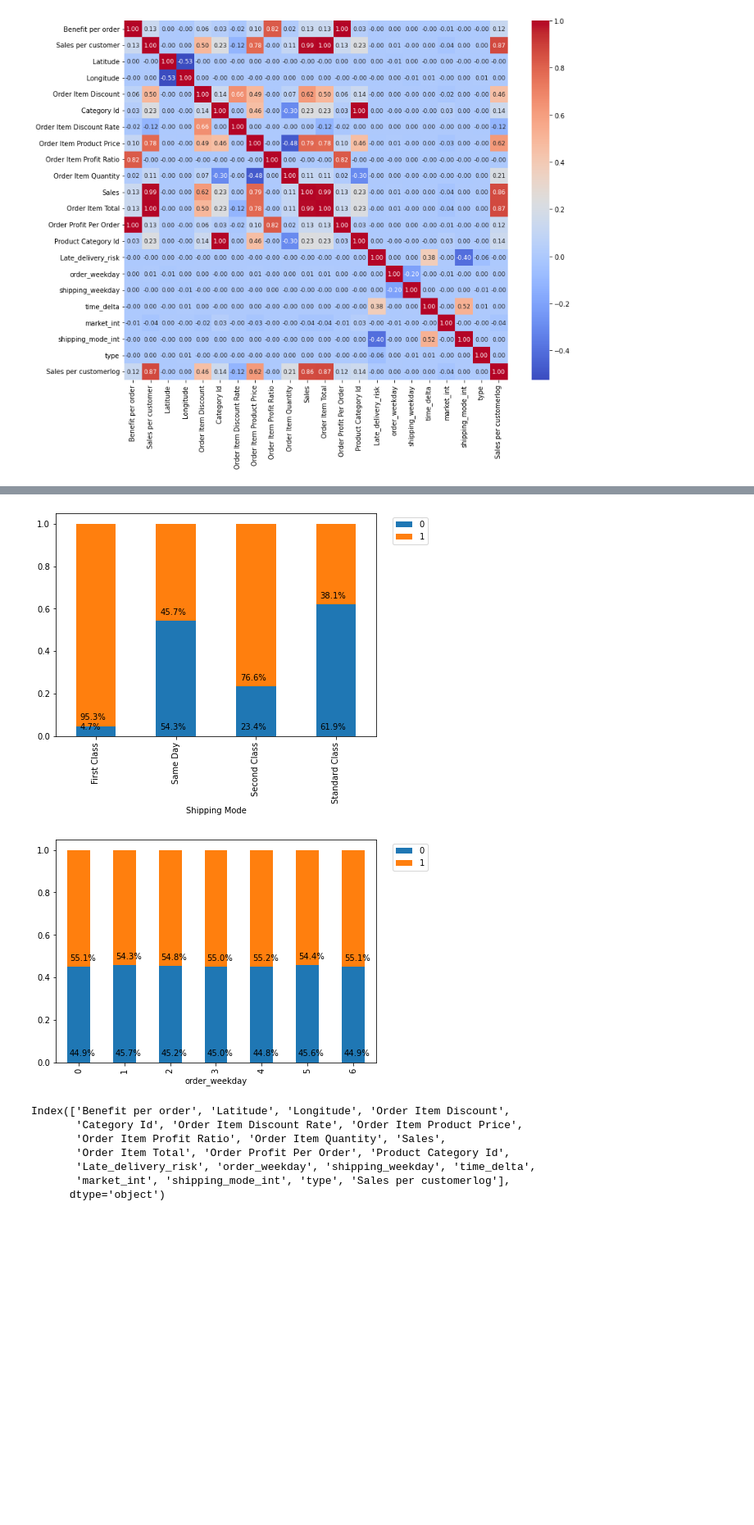
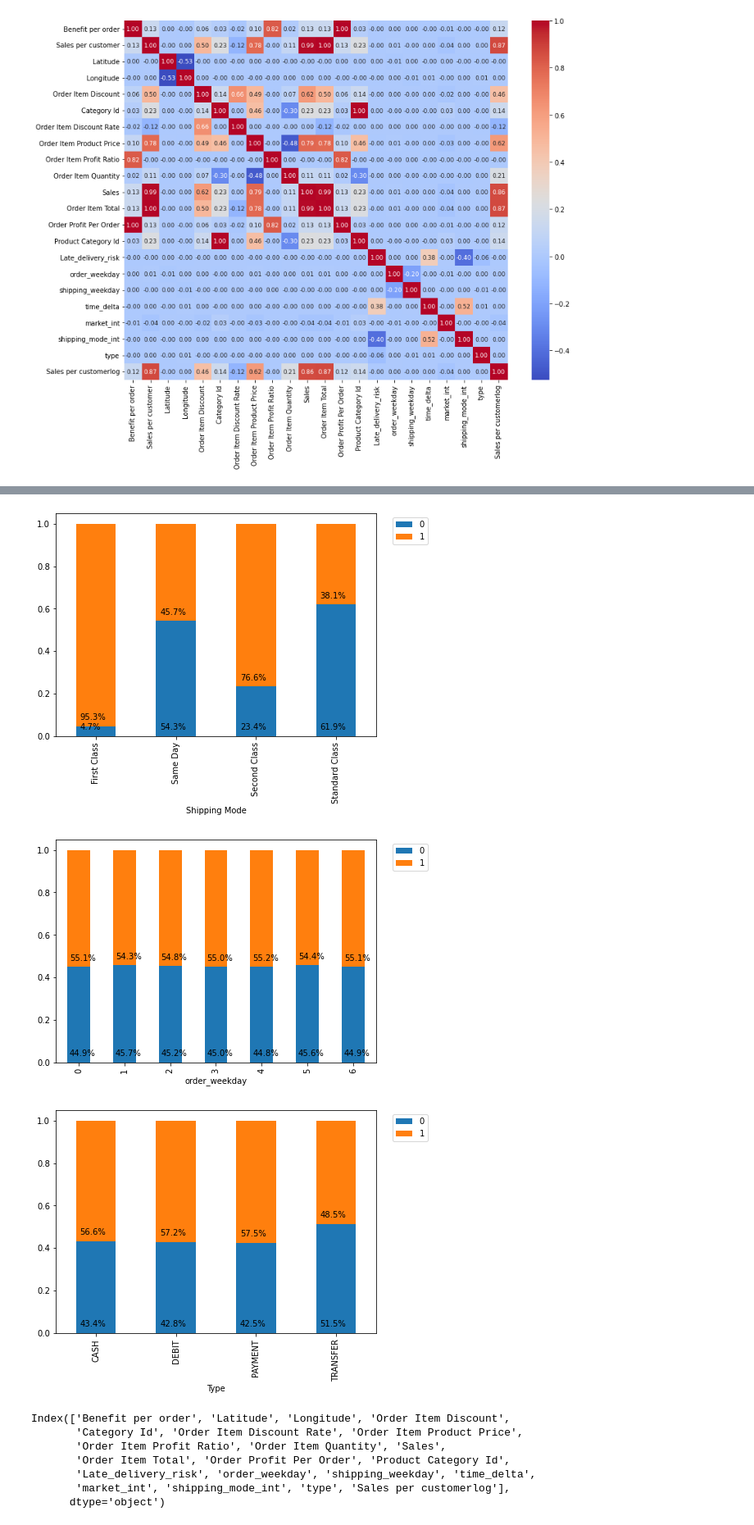
Before and after one commit to duclvQ/supply_chain, a Jupyter notebook: data_preprocessing.ipynb, the cells around one changed output, grey strips where cells are left out. Shown at 82% size. Saved outputs shown, nothing was run; the diff lists cells and outputs as text; code cells hidden in the pictures; blank space fills up the shorter version.

```diff
--- a/data_preprocessing.ipynb
+++ b/data_preprocessing.ipynb
@@ -320,33 +320,42 @@ import numpy as np
 ax = raw_data.groupby('Market')['Late_delivery_risk'].value_counts(normalize=True).unstack().plot(figsize=[7,5],kind='bar',stacked=True)
 ax.legend(bbox_to_anchor=(1.04,1), loc="upper left")
 for p in ax.patches:
     width, height = p.get_width(), p.get_height()
     x, y = p.get_xy()
     ax.annotate('{:.1%}'.format(height), (x+0.05, y + 0.03))
     plt.savefig(f'market.png')
 
 ['Late_delivery_risk']
 ax = raw_data.groupby('Shipping Mode')['Late_delivery_risk'].value_counts(normalize=True).unstack().plot(figsize=[7,5],kind='bar',stacked=True)
 ax.legend(bbox_to_anchor=(1.04,1), loc="upper left")
 for p in ax.patches:
     width, height = p.get_width(), p.get_height()
     x, y = p.get_xy()
     ax.annotate('{:.1%}'.format(height), (x+0.05, y + 0.03))
     plt.savefig(f'shippingmode.png')
 
 
 ['order_weekday']
 ax = data.groupby('order_weekday')['Late_delivery_risk'].value_counts(normalize=True).unstack().plot(figsize=[7,5],kind='bar',stacked=True)
 ax.legend(bbox_to_anchor=(1.04,1), loc="upper left")
 for p in ax.patches:
     width, height = p.get_width(), p.get_height()
     x, y = p.get_xy()
     ax.annotate('{:.1%}'.format(height), (x+0.05, y + 0.03))
     plt.savefig(f'order_weekday.png')
+['type']
+ax = raw_data.groupby('Type')['Late_delivery_risk'].value_counts(normalize=True).unstack().plot(figsize=[7,5],kind='bar',stacked=True)
+ax.legend(bbox_to_anchor=(1.04,1), loc="upper left")
+for p in ax.patches:
+    width, height = p.get_width(), p.get_height()
+    x, y = p.get_xy()
+    ax.annotate('{:.1%}'.format(height), (x+0.05, y + 0.03))
+    plt.savefig(f'type_per_late.png')
 # %% [output]
 [figure]
 [figure]
 [figure]
+[figure, added]
 # %%
 data.keys()
 # %% [output]
```
Also changed, not shown: parts of 1 cell of this notebook, 16 other files.
